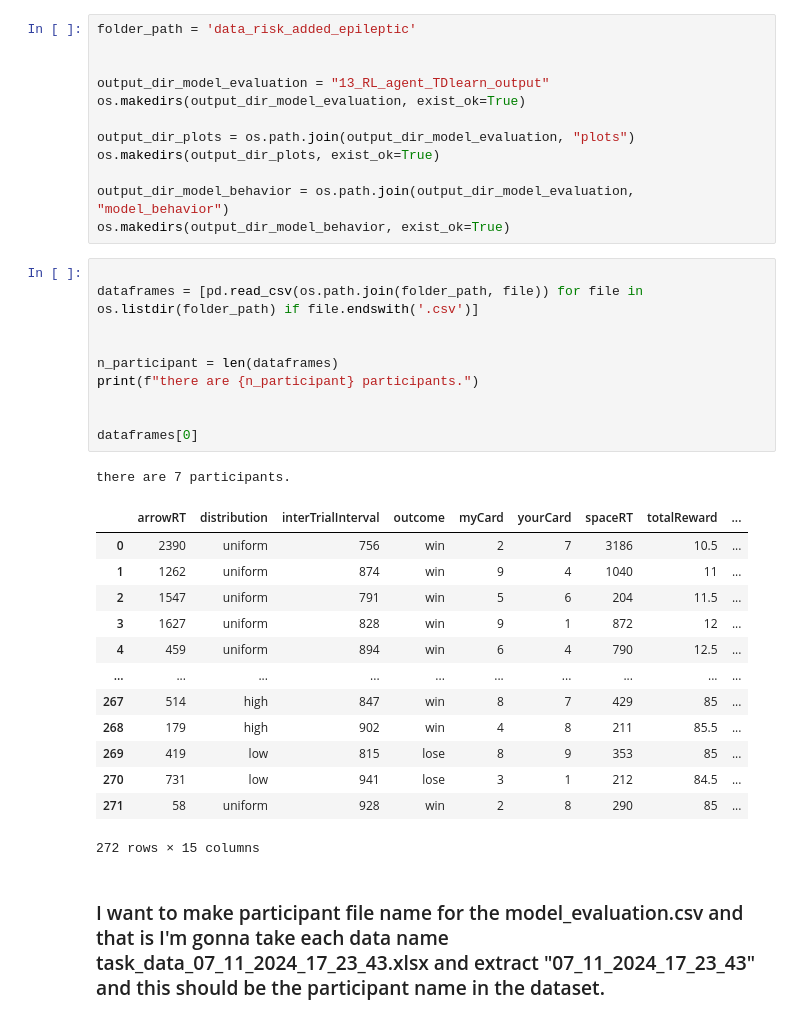
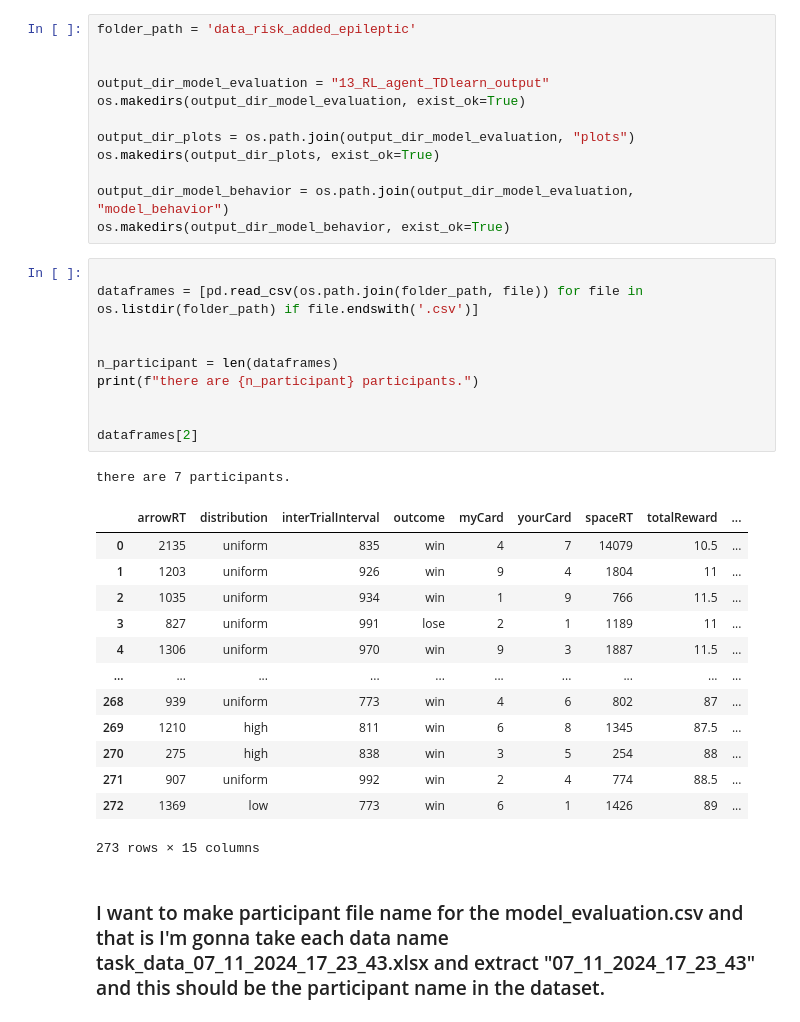
Before and after one commit to NiloufarShahdoustU/starling_RL_agent_epileptic, a Jupyter notebook: 13_RL_agent_TD_learn_q_table_policy_sees_colors_and_numbers_parallel.ipynb, the cells around one changed output. Drawn from its saved outputs; the diff is of its cells as text.

```diff
--- a/13_RL_agent_TD_learn_q_table_policy_sees_colors_and_numbers_parallel.ipynb
+++ b/13_RL_agent_TD_learn_q_table_policy_sees_colors_and_numbers_parallel.ipynb
@@ -39,28 +40,28 @@ os.makedirs(output_dir_model_behavior, exist_ok=True)
 # %%
 
 dataframes = [pd.read_csv(os.path.join(folder_path, file)) for file in os.listdir(folder_path) if file.endswith('.csv')]
 
 
 n_participant = len(dataframes)
 print(f"there are {n_participant} participants.")
 
 
-dataframes[0]
+dataframes[2]
 # %% [output]
 there are 7 participants.
 |  | arrowRT | distribution | interTrialInterval | outcome | myCard | yourCard | spaceRT | totalReward | ... |
-| 0 | 2390 | uniform | 756 | win | 2 | 7 | 3186 | 10.5 | ... |
-| 1 | 1262 | uniform | 874 | win | 9 | 4 | 1040 | 11 | ... |
-| 2 | 1547 | uniform | 791 | win | 5 | 6 | 204 | 11.5 | ... |
-| 3 | 1627 | uniform | 828 | win | 9 | 1 | 872 | 12 | ... |
-| 4 | 459 | uniform | 894 | win | 6 | 4 | 790 | 12.5 | ... |
+| 0 | 2135 | uniform | 835 | win | 4 | 7 | 14079 | 10.5 | ... |
+| 1 | 1203 | uniform | 926 | win | 9 | 4 | 1804 | 11 | ... |
+| 2 | 1035 | uniform | 934 | win | 1 | 9 | 766 | 11.5 | ... |
+| 3 | 827 | uniform | 991 | lose | 2 | 1 | 1189 | 11 | ... |
+| 4 | 1306 | uniform | 970 | win | 9 | 3 | 1887 | 11.5 | ... |
 | ... | ... | ... | ... | ... | ... | ... | ... | ... | ... |
-| 267 | 514 | high | 847 | win | 8 | 7 | 429 | 85 | ... |
-| 268 | 179 | high | 902 | win | 4 | 8 | 211 | 85.5 | ... |
-| 269 | 419 | low | 815 | lose | 8 | 9 | 353 | 85 | ... |
-| 270 | 731 | low | 941 | lose | 3 | 1 | 212 | 84.5 | ... |
-| 271 | 58 | uniform | 928 | win | 2 | 8 | 290 | 85 | ... |
+| 268 | 939 | uniform | 773 | win | 4 | 6 | 802 | 87 | ... |
+| 269 | 1210 | high | 811 | win | 6 | 8 | 1345 | 87.5 | ... |
+| 270 | 275 | high | 838 | win | 3 | 5 | 254 | 88 | ... |
+| 271 | 907 | uniform | 992 | win | 2 | 4 | 774 | 88.5 | ... |
+| 272 | 1369 | low | 773 | win | 6 | 1 | 1426 | 89 | ... |
-272 rows × 15 columns
+273 rows × 15 columns
 # %% [markdown]
 ### I want to make participant file name for the model_evaluation.csv and that is I'm gonna take each data name task_data_07_11_2024_17_23_43.xlsx and extract "07_11_2024_17_23_43" and this should be the participant name in the dataset.
 # %%
```
Also changed, not shown: parts of 4 cells of this notebook, 9 other files.
